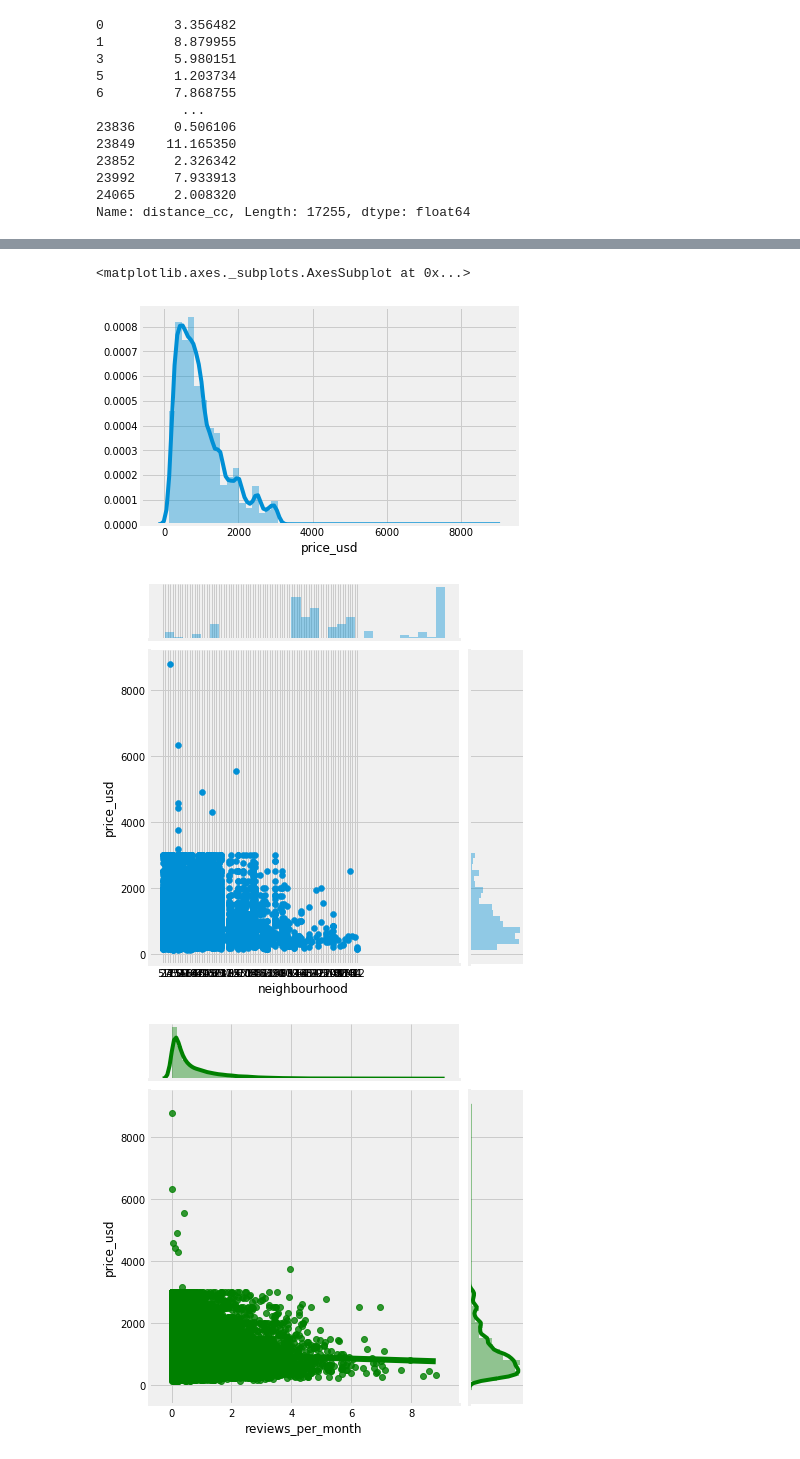
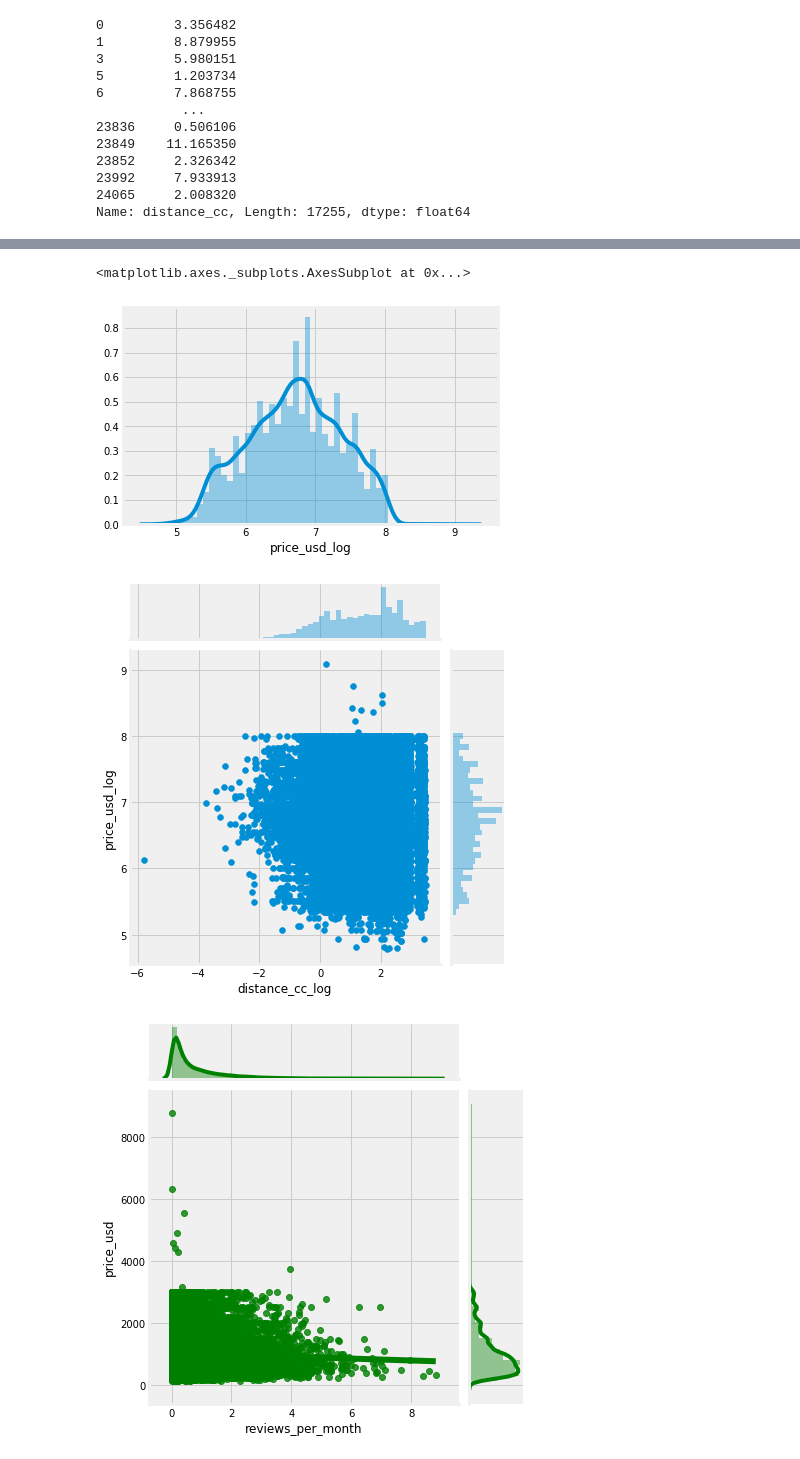
Before and after one commit to dolcikey/Cape_Town_AirBNB, a Jupyter notebook: SouthAfricaAirBNB.ipynb, the cells around one changed output, grey strips where cells are left out. Saved outputs shown, nothing was run; the diff lists cells and outputs as text; code cells hidden in the pictures.

```diff
--- a/SouthAfricaAirBNB.ipynb
+++ b/SouthAfricaAirBNB.ipynb
@@ -205,3 +264,11 @@ listing_df['distance_cc'] = listing_df[['latitude', 'longitude']].apply(lambda x
+# %%
+wine_lands = (-34.075691, 18.843266)
+listing_df['distance_wine'] = listing_df[['latitude', 'longitude']].apply(lambda x: great_circle(wine_lands,
+                                                                                               (x['latitude'], x['longitude'])).miles, axis = 1)
+# %%
+airport = (-33.9249,18.4241)
+listing_df['distance_airport'] = listing_df[['latitude', 'longitude']].apply(lambda x: great_circle(airport,
+                                                                                               (x['latitude'], x['longitude'])).miles, axis = 1)
 # %%
 listing_df['distance_cc']
 # %% [output]
@@ -240,0 +323,3 @@ list_df['dist'] = Distance(listing_df['lat1'].tolist(),listing_df['lon1'].tolist
+# %%
+listing_df['minimum_nights'] = listing_df['minimum_nights'].astype(int)
+listing_df['price_usd'] = listing_df['price_usd'].astype(int)
@@ -261,6 +384,8 @@ max       8783.907238
 Name: price_usd, dtype: float64
+# %%
+listing_df['price_usd_log'] = np.log(listing_df['price_usd'])
 # %%
-sns.distplot(listing_df['price_usd'])
+sns.distplot(listing_df['price_usd_log'])
 # %% [output]
 <matplotlib.axes._subplots.AxesSubplot at 0x...>
-[figure, old version]
+[figure, new version]
@@ -267,7 +394,7 @@ sns.distplot(listing_df['price_usd'])
 # %%
-sns.jointplot(x = 'neighbourhood', y = 'price_usd', data = listing_df);
+sns.jointplot(x = 'distance_cc_log', y = 'price_usd_log', data = listing_df);
 # %% [output]
-[figure, old version]
+[figure, new version]
 # %%
 sns.jointplot(x = 'reviews_per_month', y = 'price_usd', data = listing_df, kind = 'reg', color = 'green');
 # %% [output]
```
Also changed, not shown: parts of 66 cells of this notebook.
